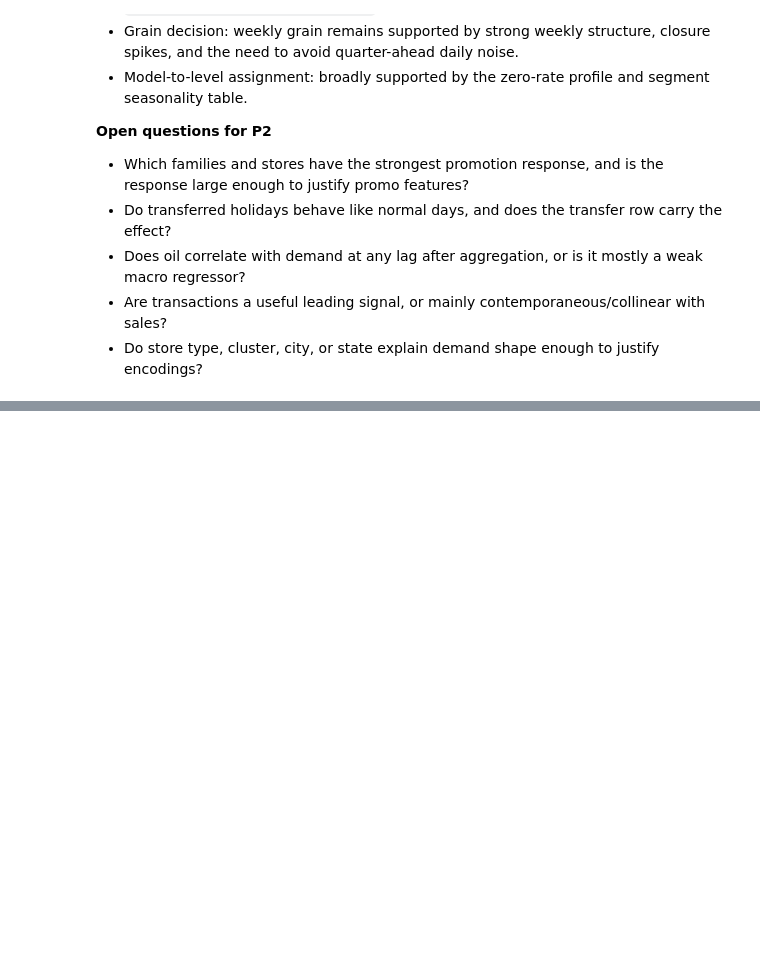
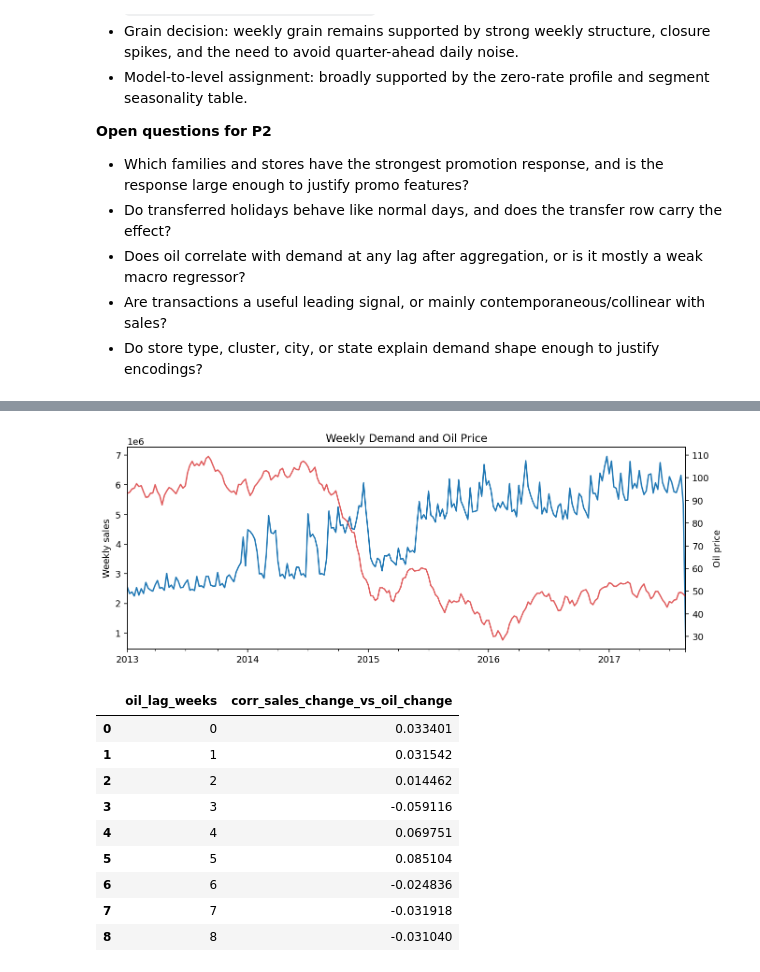
Before and after one commit to Mainakkundu/retail-replenishment-system, a Jupyter notebook: notebooks/01_eda_features.ipynb, the cells around one changed output, grey strips where cells are left out. Drawn from its saved outputs; the diff is of its cells as text; code cells hidden in the pictures; blank space fills up the shorter version.

```diff
--- a/notebooks/01_eda_features.ipynb
+++ b/notebooks/01_eda_features.ipynb
@@ -622,0 +800,43 @@ Not started. P3 begins only after P2 exit criteria are accepted.
+# %%
+full_dates = pd.date_range(p2_panel["date"].min(), p2_panel["date"].max(), freq="D")
+oil_daily = oil.set_index("date").reindex(full_dates).ffill().bfill().rename_axis("date").reset_index()
+daily_total_p2 = p2_panel.groupby("date", observed=True)["sales"].sum().reindex(full_dates, fill_value=0)
+weekly_oil_sales = daily_total_p2.resample("W-MON").sum().to_frame("sales")
+weekly_oil_sales["oil"] = oil_daily.set_index("date")["dcoilwtico"].resample("W-MON").mean()
+weekly_oil_sales["sales_change"] = weekly_oil_sales["sales"].pct_change()
+weekly_oil_sales["oil_change"] = weekly_oil_sales["oil"].pct_change()
+
+oil_lag_correlations = pd.DataFrame(
+    {
+        "oil_lag_weeks": list(range(0, 9)),
+        "corr_sales_change_vs_oil_change": [
+            float(weekly_oil_sales["sales_change"].corr(weekly_oil_sales["oil_change"].shift(lag))) for lag in range(0, 9)
+        ],
+    }
+)
+oil_lag_correlations.to_csv(P2_TABLE_DIR / "oil_lag_correlations.csv", index=False)
+
+fig, ax1 = plt.subplots(figsize=(11, 4))
+weekly_oil_sales["sales"].plot(ax=ax1, color="tab:blue", label="Weekly sales")
+ax1.set_ylabel("Weekly sales")
+ax2 = ax1.twinx()
+weekly_oil_sales["oil"].plot(ax=ax2, color="tab:red", alpha=0.75, label="Oil")
+ax2.set_ylabel("Oil price")
+ax1.set_title("Weekly Demand and Oil Price")
+fig.savefig(P2_FIGURE_DIR / "weekly_sales_and_oil.png", dpi=140, bbox_inches="tight")
+display_saved_image(P2_FIGURE_DIR / "weekly_sales_and_oil.png")
+plt.close(fig)
+
+oil_lag_correlations
+# %% [output]
+[figure, added]
+|  | oil_lag_weeks | corr_sales_change_vs_oil_change |
+| 0 | 0 | 0.033401 |
+| 1 | 1 | 0.031542 |
+| 2 | 2 | 0.014462 |
+| 3 | 3 | -0.059116 |
+| 4 | 4 | 0.069751 |
+| 5 | 5 | 0.085104 |
+| 6 | 6 | -0.024836 |
+| 7 | 7 | -0.031918 |
+| 8 | 8 | -0.031040 |
```
Also changed, not shown: parts of 16 cells of this notebook.
